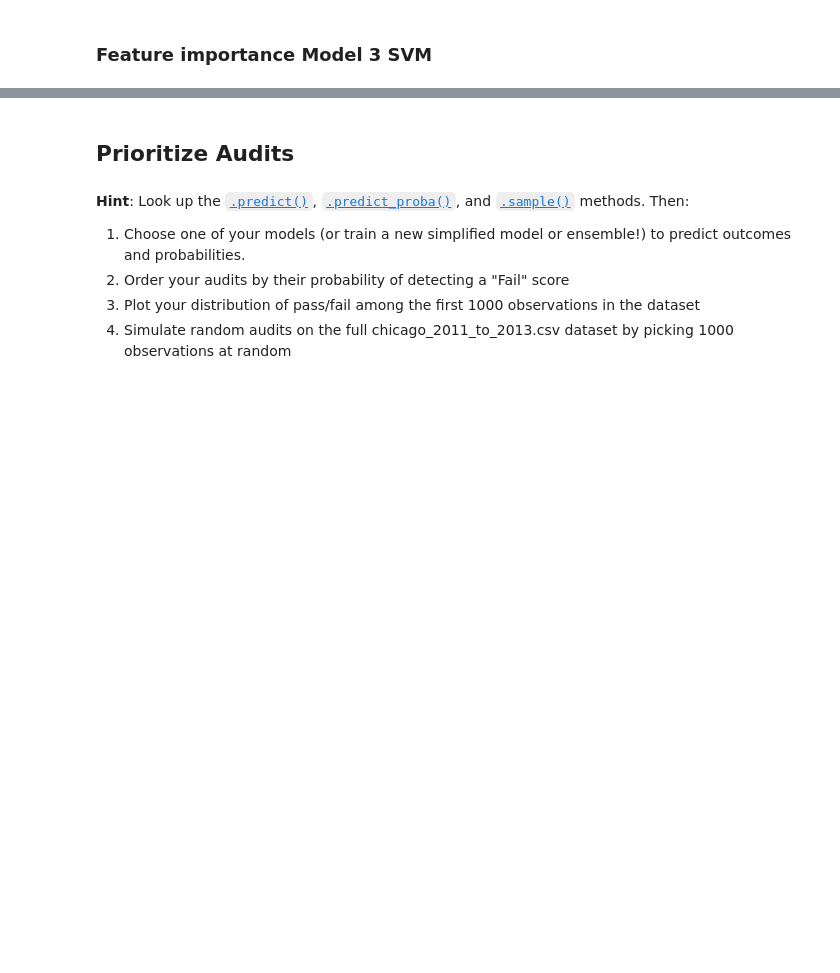
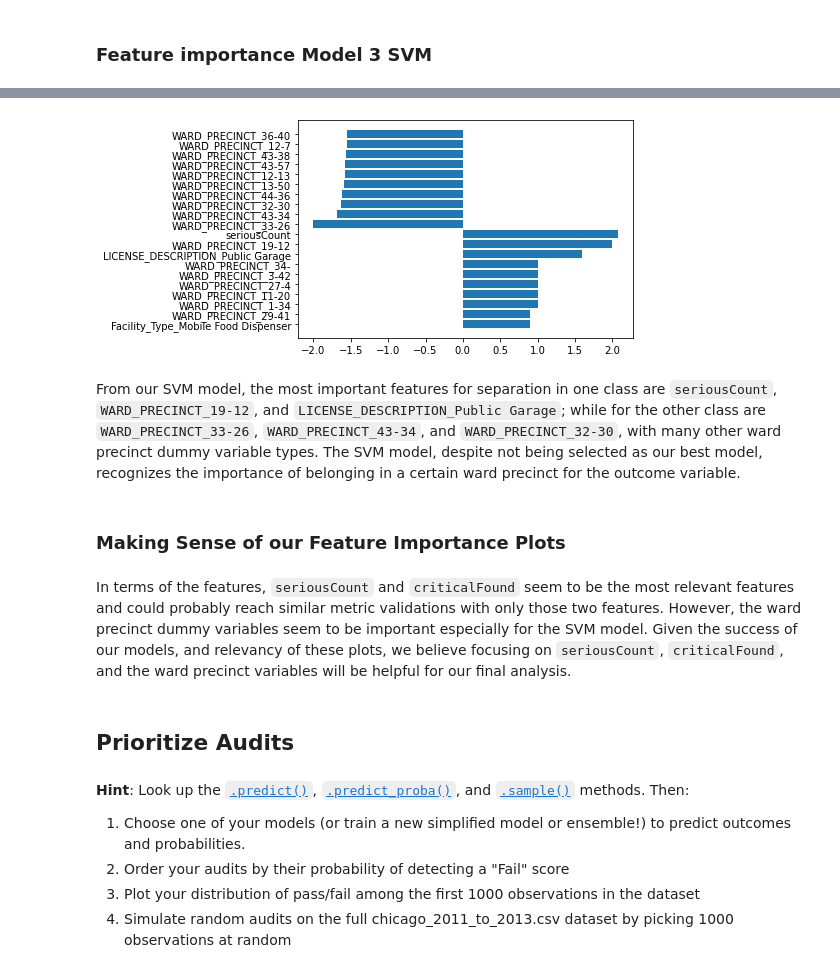
Before and after one commit to stevenherrera24/CSS-Project3-Team5-Fall2022, a Jupyter notebook: Project 3 Students.ipynb, the cells around one changed output, grey strips where cells are left out. Cells and saved outputs as stored; diff of their text form; code cells hidden in the pictures; blank space fills up the shorter version.

```diff
--- a/Project 3 Students.ipynb
+++ b/Project 3 Students.ipynb
@@ -661,3 +667,25 @@ Looking at the accuracy scores we can see that all of our models perform pretty
+# %%
+svm_model = SVC(kernel='linear')
+svm_model.fit(X_train, y_train_binary.ravel())
+# %%
+imp = svm_model.coef_
+names = X_train.columns
+# %%
+imp,names = zip(*sorted(zip(imp[0],names)))
+best_imp = list(imp[-10:]) + list(imp[0:10])
+best_names = list(names[-10:]) + list(names[0:10])
+# %%
+plt.barh(range(len(best_names)), best_imp, align='center')
+plt.yticks(range(len(best_names)), best_names)
+plt.show()
+# %% [output]
+[figure, added]
+# %% [markdown]
+From our SVM model, the most important features for separation in one class are `seriousCount`, `WARD_PRECINCT_19-12`, and `LICENSE_DESCRIPTION_Public Garage`; while for the other class are `WARD_PRECINCT_33-26`, `WARD_PRECINCT_43-34`, and `WARD_PRECINCT_32-30`, with many other ward precinct dummy variable types. The SVM model, despite not being selected as our best model, recognizes the importance of belonging in a certain ward precinct for the outcome variable.
+# %% [markdown]
+### Making Sense of our Feature Importance Plots
+# %% [markdown]
+In terms of the features, `seriousCount` and `criticalFound` seem to be the most relevant features and could probably reach similar metric validations with only those two features. However, the ward precinct dummy variables seem to be important especially for the SVM model. Given the success of our models, and relevancy of these plots, we believe focusing on `seriousCount`, `criticalFound`, and the ward precinct variables will be helpful for our final analysis.
 # %% [markdown]
 ## Prioritize Audits
 # %% [markdown]
```
Also changed, not shown: parts of 54 cells of this notebook, 1 other file.
